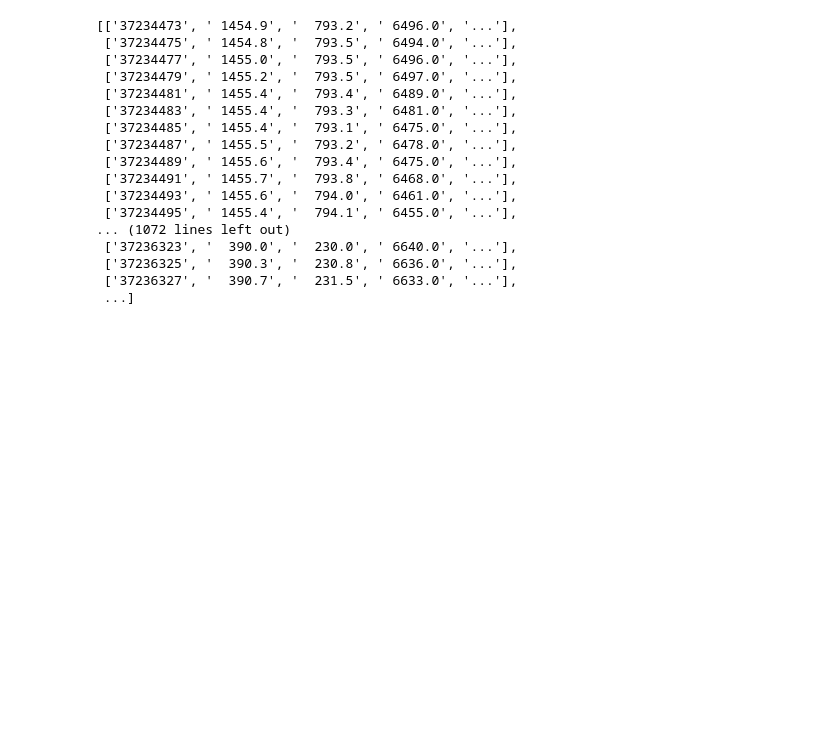
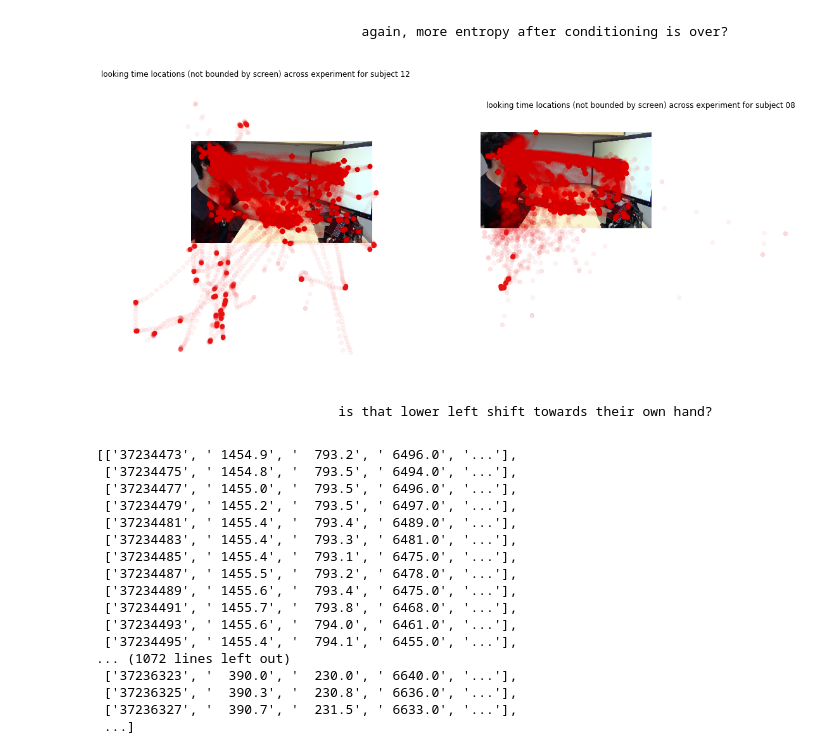
Before and after one commit to tzler/social_structure_learning, a Jupyter notebook: analysis/gaze/coordinate_functions.ipynb, the cells around one changed output. Cells and saved outputs as stored; diff of their text form; code cells hidden in the pictures; blank space fills up the shorter version.

````diff
--- a/analysis/gaze/coordinate_functions.ipynb
+++ b/analysis/gaze/coordinate_functions.ipynb
@@ -115,3 +216,29 @@ def extract_data(subject_id='12'):
+# %% [markdown]
+```
+                                again, more entropy after conditioning is over?
+```
+# %%
+big_picture = 1
+
+plt.figure(figsize=[20,8])
+for i_subject in range(len(subjects)):
+
+    data = extract_data(subjects[i_subject])
+    plt.subplot(1,2,i_subject+1)
+    plt.axis('off')
+    plt.imshow(model_image)
+    plt.scatter(data['xy'][:,0]*1.9-200, data['xy'][:,1]*1.9-50,marker='o', s=40, alpha=.05, c = 'xkcd:red')
+    plt.title('looking time locations (not bounded by screen) across experiment for subject %s\n'%subjects[i_subject]);
+
+    if not big_picture:
+        plt.xlim([0, x_len])
+        plt.ylim([y_len, 0])
+# %% [output]
+[figure, added]
+# %% [markdown]
+```
+                             is that lower left shift towards their own hand?
+```
 # %%
 raw[ii]
 # %% [output]
````
Also changed, not shown: parts of 12 cells of this notebook, 1 other file.
